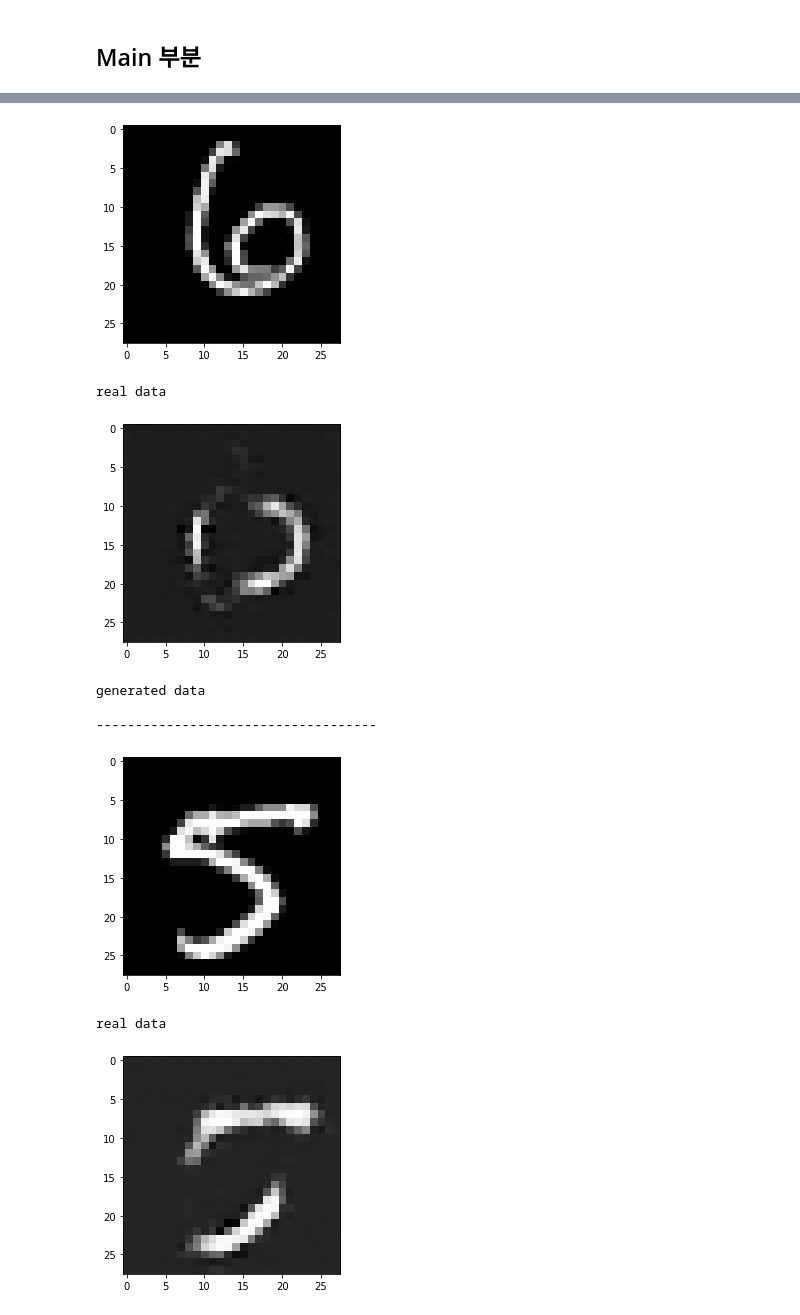
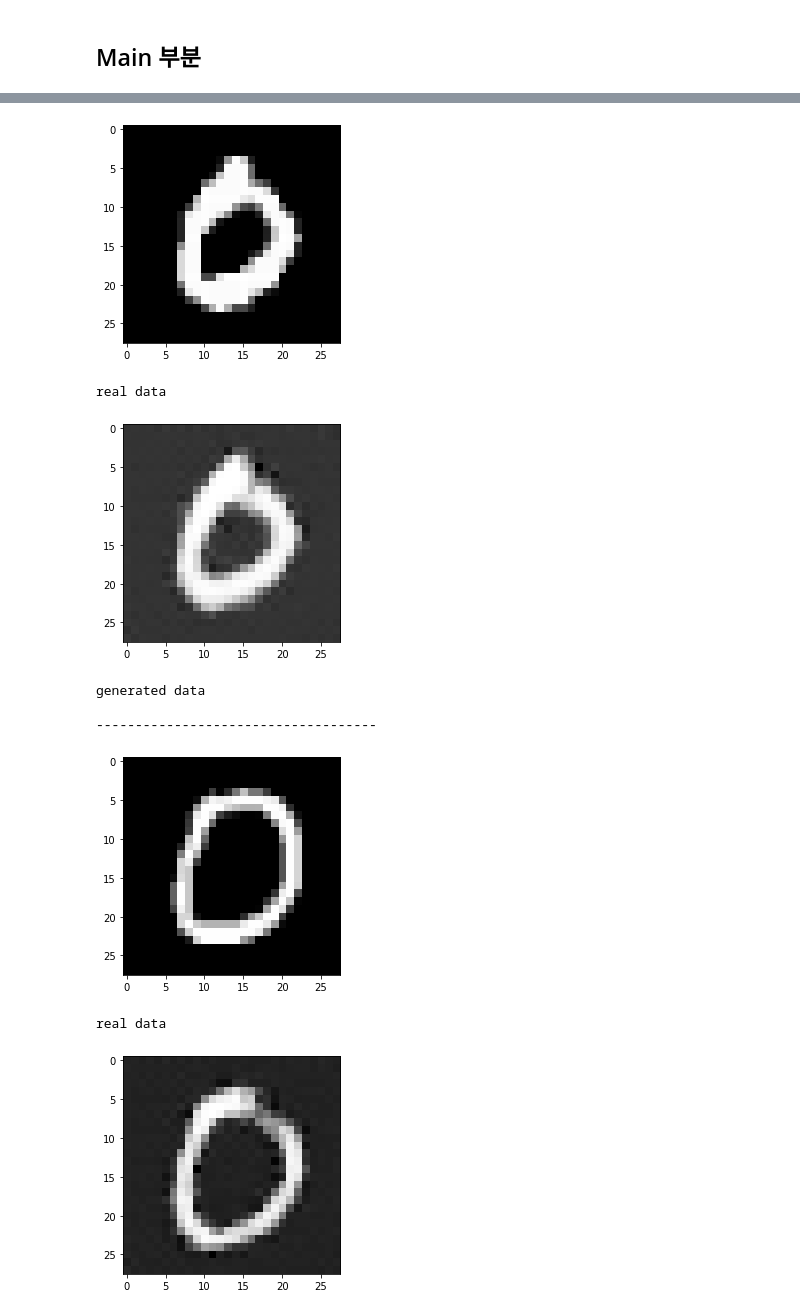
Before and after one commit to rlqja1107/Anomaly_Detection-PBL, a Jupyter notebook: anogan/anogan.ipynb, the cells around one changed output, grey strips where cells are left out. Cells and saved outputs as stored; diff of their text form; code cells hidden in the pictures.

```diff
--- a/anogan/anogan.ipynb
+++ b/anogan/anogan.ipynb
@@ -395,12 +456,0 @@ Threshold : 32.857304
-# %%
-median = np.median(df['score'])
-df['predict_y'] = df['score'].apply(lambda x:1 if x>median else 0)
-TN, FP, FN, TP = confusion_matrix(df['y'].tolist(), df['predict_y'].tolist()).ravel()
-eps = 10e-5
-precision = TN/(TN+FN+eps)
-recall = TN/(TN+FP+eps)
-f1score = (2*precision*recall)/(precision+recall)
-print("Precision : {:4f}, Recall : {:4f}, F1: {:4f}".format(precision, recall, f1score))
-print("---------------------------------------------------------------------")
-print("TP : {}, TN :{}, FP : {}, FN : {}".format(TP,TN,FP,FN))
-print("Threshold : {:4f}".format(median))
@@ -414,5 +459,5 @@ Threshold : 24.597397
 # %%
-indx = df[(df['y']==1)&(df['score']<median)]
+indx = df[(df['y']==1)&(df['ano_score']<threshold)].iloc[0:2,:]
 for idx in indx.index:
     target = test_data[idx,0,:,:]
     plt.imshow(target.cpu().numpy(),cmap="gray")
@@ -441,0 +494,13 @@ generated data
+# %%
+indx = df[(df['y']==0)&(df['ano_score']>threshold)].iloc[0:2,:]
+for idx in indx.index:
+    target = test_data[idx,0,:,:]
+    plt.imshow(target.cpu().numpy(),cmap="gray")
+    plt.show()
+    print("real data")
+
+    img=gen_fake.cpu().data[idx,0,:,:]
+    plt.imshow(img,cmap='gray')
+    plt.show()
+    print("generated data")
+    print("\n------------------------------------\n")
@@ -441,0 +522,13 @@ generated data
+# %%
+n = len(data.test_dataset.y)
+for idx in range(n-3,n-1):
+    target = test_data[idx,0,:,:]
+    plt.imshow(target.cpu().numpy(),cmap="gray")
+    plt.show()
+    print("real data")
+
+    img=gen_fake.cpu().data[idx,0,:,:]
+    plt.imshow(img,cmap='gray')
+    plt.show()
+    print("generated data")
+    print("\n------------------------------------\n")
@@ -442,25 +550,25 @@ generated data
 # %%
-for idx in range(1072,1075):
+for idx in range(0,2):
     target = test_data[idx,0,:,:]
     plt.imshow(target.cpu().numpy(),cmap="gray")
     plt.show()
     print("real data")
 
     img=gen_fake.cpu().data[idx,0,:,:]
     plt.imshow(img,cmap='gray')
     plt.show()
     print("generated data")
     print("\n------------------------------------\n")
 # %% [output]
-[figure, old version]
+[figure, new version]
 real data
-[figure, old version]
+[figure, new version]
 generated data
 
 ------------------------------------
-[figure, old version]
+[figure, new version]
 real data
-[figure, old version]
+[figure, new version]
 generated data
 
 ------------------------------------
```
Also changed, not shown: parts of 37 cells of this notebook.
